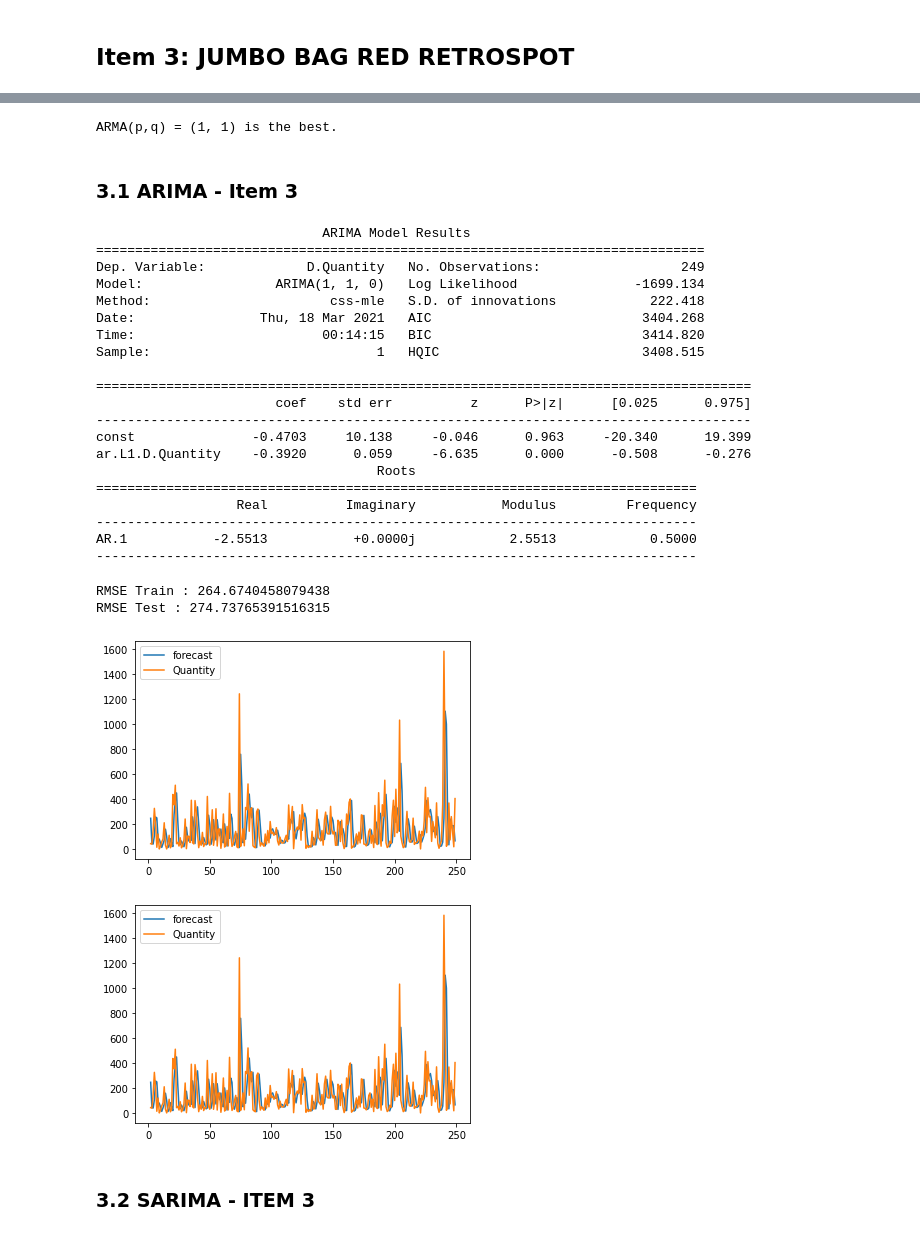
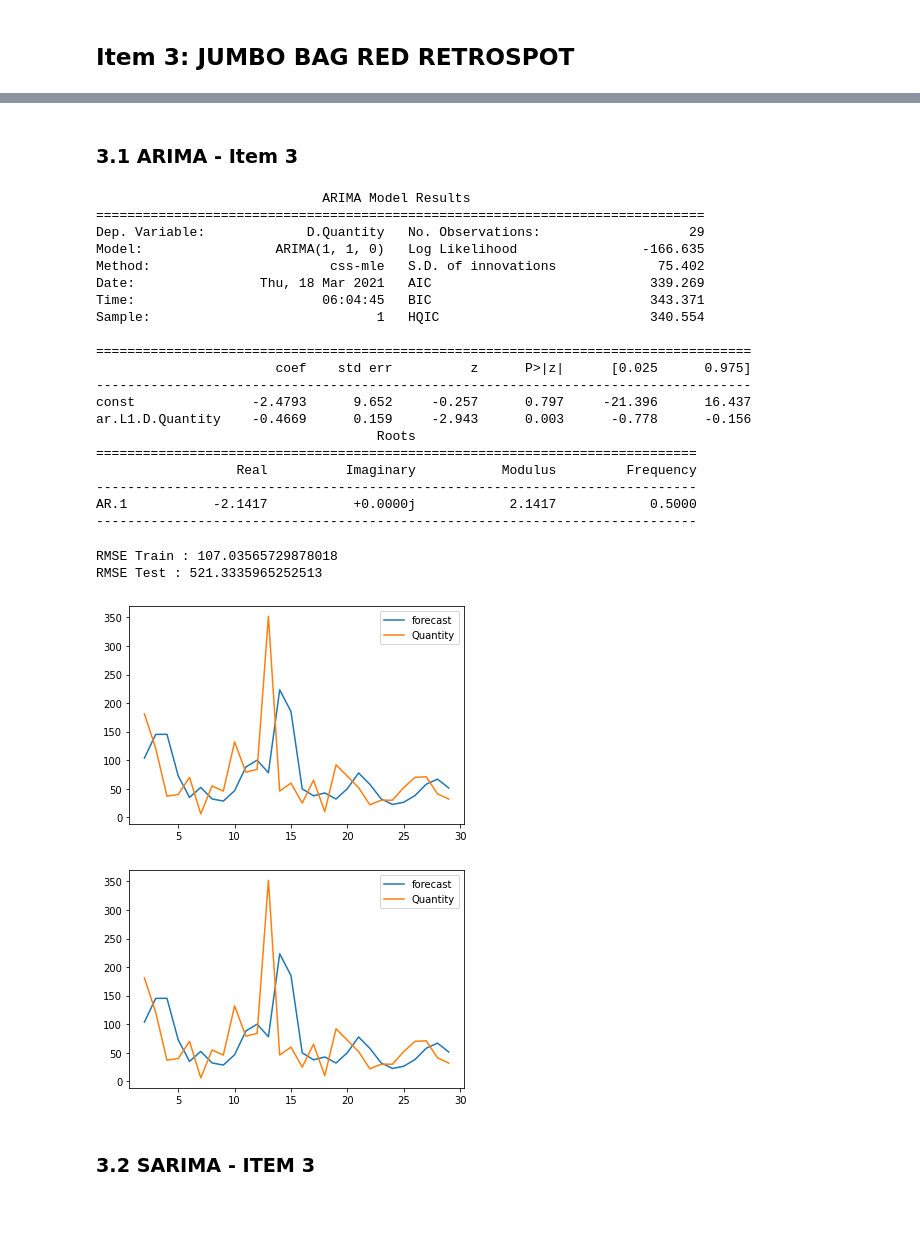
Before and after one commit to sheetalbongale/Retail-Time-Series-Analysis-and-Forecasting, a Jupyter notebook: notebooks/2_Modeling_and_Forecasting.ipynb, the cells around one changed output, grey strips where cells are left out. Saved outputs shown, nothing was run; the diff lists cells and outputs as text; code cells hidden in the pictures.

```diff
--- a/notebooks/2_Modeling_and_Forecasting.ipynb
+++ b/notebooks/2_Modeling_and_Forecasting.ipynb
@@ -348,7 +353,7 @@ df2_sales.tail(20)
 # %% [markdown]
 ## Item 3: JUMBO BAG RED RETROSPOT
 # %%
-df3 = df.loc[df['Description']=='JUMBO BAG RED RETROSPOT']
+df3 = df.loc[df['Description']=='VINTAGE DOILY JUMBO BAG RED ']
 df3_sales = df3.groupby(['Date'])['Quantity'].sum().reset_index()
 # %%
 time_plot(df3_sales, 'Date', 'Quantity', 'Daily Sales Before Diff Transformation')
@@ -377,13 +382,11 @@ plt.show()
 # %%
-resDiff = sm.tsa.arma_order_select_ic(df3_sales['Quantity'], max_ar=7, max_ma=7, ic='aic', trend='c')
-print('ARMA(p,q) =',resDiff['aic_min_order'],'is the best.')
+# resDiff = sm.tsa.arma_order_select_ic(df3_sales['Quantity'], max_ar=7, max_ma=7, ic='aic', trend='c')
+# print('ARMA(p,q) =',resDiff['aic_min_order'],'is the best.')
-# %% [output]
-ARMA(p,q) = (1, 1) is the best.
 # %% [markdown]
 ### 3.1 ARIMA - Item 3
 # %%
 series_date_3=df3_sales.Quantity
-split_time = 250
+split_time = 30
 time_d=np.arange(len(df3_sales))
 xtrain_d=series_date_3[:split_time]
 xtest_d=series_date_3[split_time:]
@@ -396,37 +399,37 @@ print(arima_model_fit.summary())
 # %% [output]
                              ARIMA Model Results
 ==============================================================================
-Dep. Variable:             D.Quantity   No. Observations:                  249
-Model:                 ARIMA(1, 1, 0)   Log Likelihood               -1699.134
-Method:                       css-mle   S.D. of innovations            222.418
-Date:                Thu, 18 Mar 2021   AIC                           3404.268
-Time:                        00:14:15   BIC                           3414.820
-Sample:                             1   HQIC                          3408.515
+Dep. Variable:             D.Quantity   No. Observations:                   29
+Model:                 ARIMA(1, 1, 0)   Log Likelihood                -166.635
+Method:                       css-mle   S.D. of innovations             75.402
+Date:                Thu, 18 Mar 2021   AIC                            339.269
+Time:                        06:04:45   BIC                            343.371
+Sample:                             1   HQIC                           340.554
 
 ====================================================================================
                        coef    std err          z      P>|z|      [0.025      0.975]
 ------------------------------------------------------------------------------------
-const               -0.4703     10.138     -0.046      0.963     -20.340      19.399
-ar.L1.D.Quantity    -0.3920      0.059     -6.635      0.000      -0.508      -0.276
+const               -2.4793      9.652     -0.257      0.797     -21.396      16.437
+ar.L1.D.Quantity    -0.4669      0.159     -2.943      0.003      -0.778      -0.156
                                     Roots
 =============================================================================
                   Real          Imaginary           Modulus         Frequency
 -----------------------------------------------------------------------------
-AR.1           -2.5513           +0.0000j            2.5513            0.5000
+AR.1           -2.1417           +0.0000j            2.1417            0.5000
 -----------------------------------------------------------------------------
 # %%
 ytrain_pred = arima_model_fit.predict()
-ytest_pred = arima_model_fit.predict(start=250,end=350,dynamic=True)
+ytest_pred = arima_model_fit.predict(start=min(timeTest_d),end=max(timeTest_d),dynamic=True)
 
 print('RMSE Train :',np.sqrt(np.mean((ytrain_pred - xtrain_d)**2)))
 print('RMSE Test :',np.sqrt(np.mean((ytest_pred - xtest_d)**2)))
 forecast = arima_model_fit.forecast(20, alpha=0.05)
 arima_model_fit.plot_predict()
 # %% [output]
-RMSE Train : 264.6740458079438
-RMSE Test : 274.73765391516315
+RMSE Train : 107.03565729878018
+RMSE Test : 521.3335965252513
-[figure, old version]
+[figure, new version]
-[figure, old version]
+[figure, new version]
 # %%
 df3_sales['Forecast'] = ytest_pred
 # %% [markdown]
```
Also changed, not shown: parts of 110 cells of this notebook, 26 other files.
